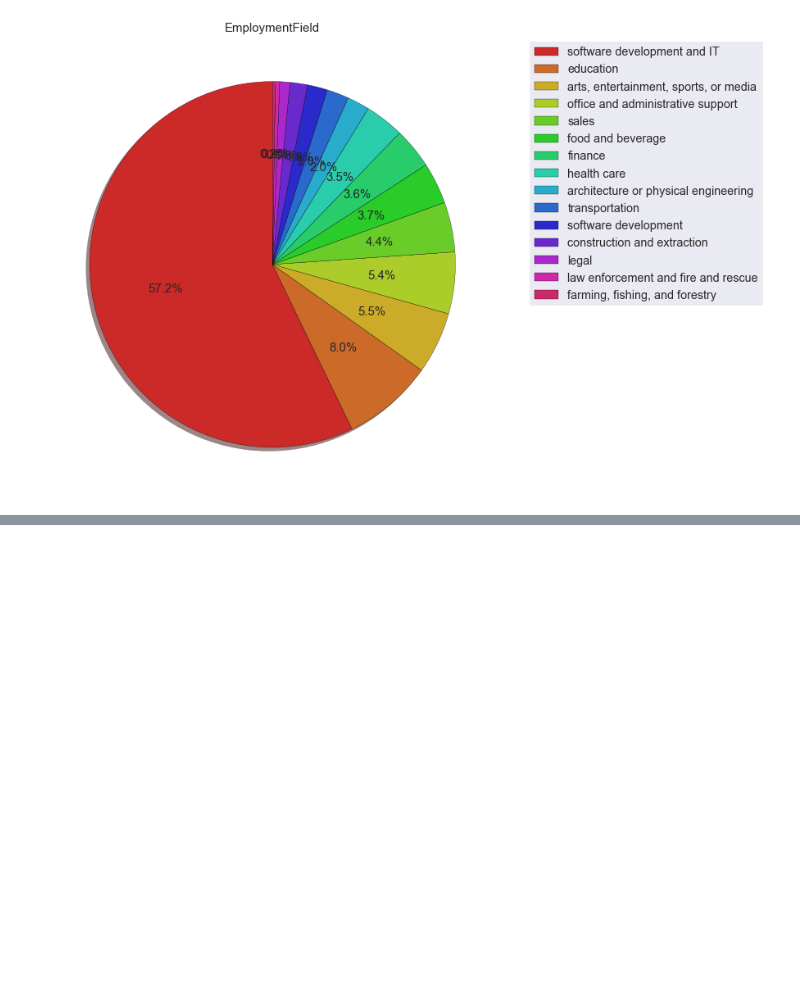
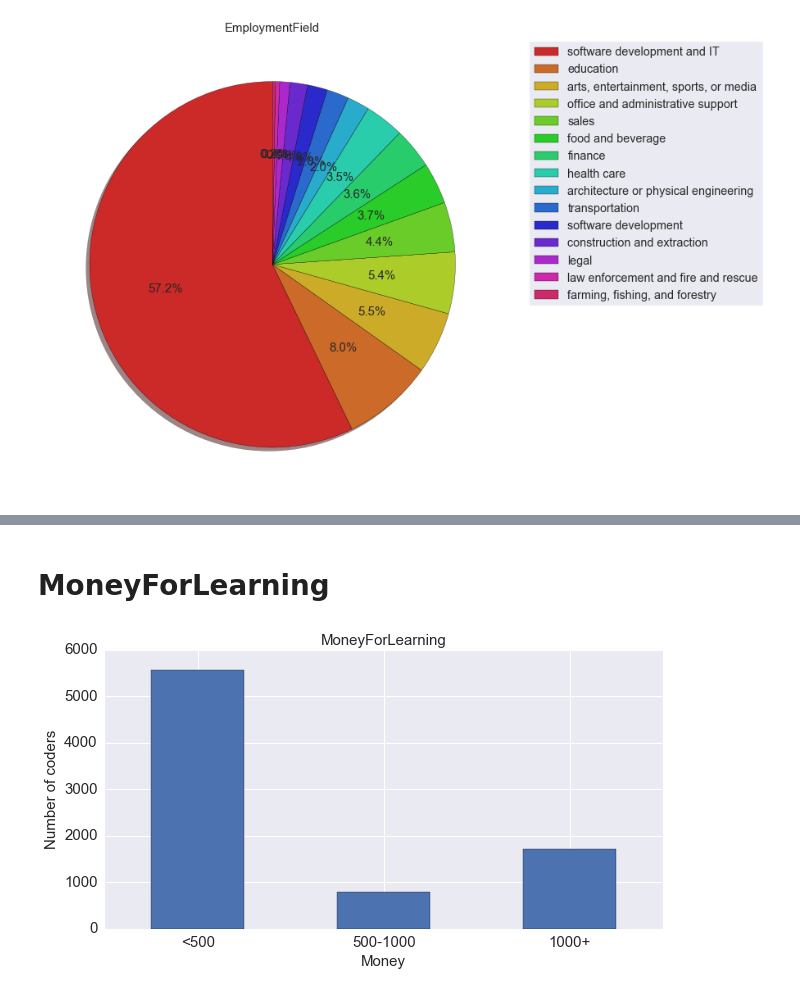
Before and after one commit to xingobar/visualization, a Jupyter notebook: coder survey.ipynb, the cells around one changed output, grey strips where cells are left out. Saved outputs shown, nothing was run; the diff lists cells and outputs as text; code cells hidden in the pictures; blank space fills up the shorter version.

```diff
--- a/coder survey.ipynb
+++ b/coder survey.ipynb
@@ -76,0 +120,14 @@ plt.show()
+# %% [markdown]
+# MoneyForLearning
+# %%
+df['MoneyForLearningGroup'] = pd.cut(df['MoneyForLearning'],[0,500,1000,200000],labels=['<500','500-1000','1000+'])
+fig,ax = plt.subplots(figsize=(10,5))
+plt.title('MoneyForLearning',fontsize=15)
+df['MoneyForLearningGroup'].value_counts(sort=False).plot(kind='bar',ax=ax,rot=0)
+plt.ylabel('Number of coders',fontsize=15)
+plt.xlabel('Money',fontsize=15)
+ticks = plt.setp(ax.get_xticklabels(),fontsize=15)
+ticks = plt.setp(ax.get_yticklabels(),fontsize=15)
+#print df['MoneyForLearning'].unique()
+# %% [output]
+[figure, added]
```
Also changed, not shown: parts of 29 cells of this notebook.
